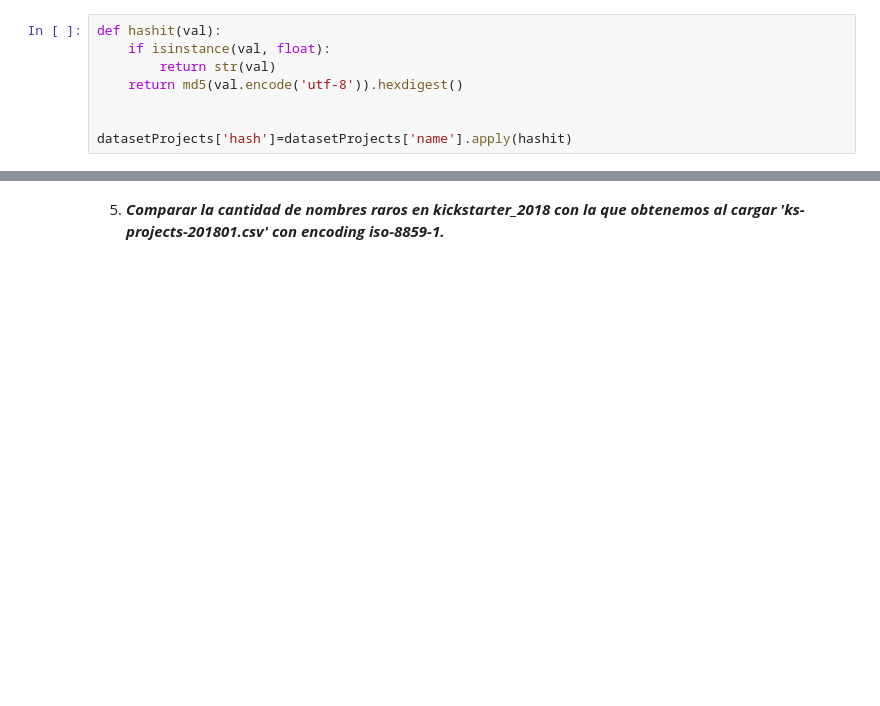
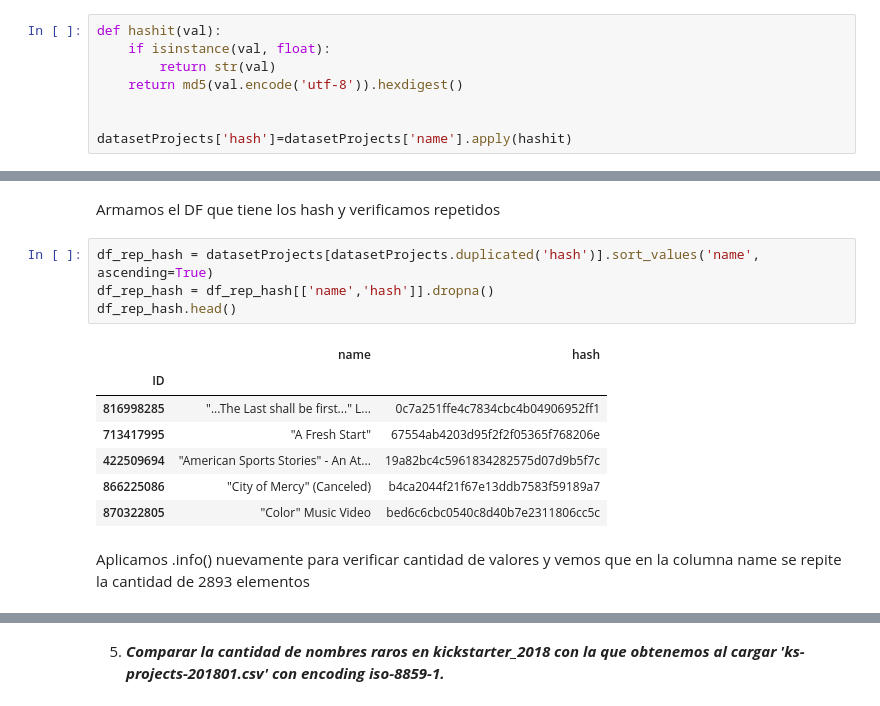
Before and after one commit to mnuclle/DiploDatos, a Jupyter notebook: 02 - AnalisisYCuración/Entregables/TP1.ipynb, the cells around one changed output, grey strips where cells are left out. Drawn from its saved outputs; the diff is of its cells as text; blank space fills up the shorter version.

```diff
--- a/02 - AnalisisYCuración/Entregables/TP1.ipynb
+++ b/02 - AnalisisYCuración/Entregables/TP1.ipynb
@@ -202,0 +232,16 @@ datasetProjects[datasetProjects.duplicated('hash')].sort_values('name', ascendin
+# %% [markdown]
+Armamos el DF que tiene los hash y verificamos repetidos
+# %%
+df_rep_hash = datasetProjects[datasetProjects.duplicated('hash')].sort_values('name', ascending=True)
+df_rep_hash = df_rep_hash[['name','hash']].dropna()
+df_rep_hash.head()
+# %% [output]
+|  | name | hash |
+| ID |  |  |
+| 816998285 | "...The Last shall be first..." L... | 0c7a251ffe4c7834cbc4b04906952ff1 |
+| 713417995 | "A Fresh Start" | 67554ab4203d95f2f2f05365f768206e |
+| 422509694 | "American Sports Stories" - An At... | 19a82bc4c5961834282575d07d9b5f7c |
+| 866225086 | "City of Mercy" (Canceled) | b4ca2044f21f67e13ddb7583f59189a7 |
+| 870322805 | "Color" Music Video | bed6c6cbc0540c8d40b7e2311806cc5c |
+# %% [markdown]
+Aplicamos .info() nuevamente para verificar cantidad de valores y vemos que en la columna name se repite la cantidad de 2893 elementos
```
Also changed, not shown: parts of 20 cells of this notebook.
